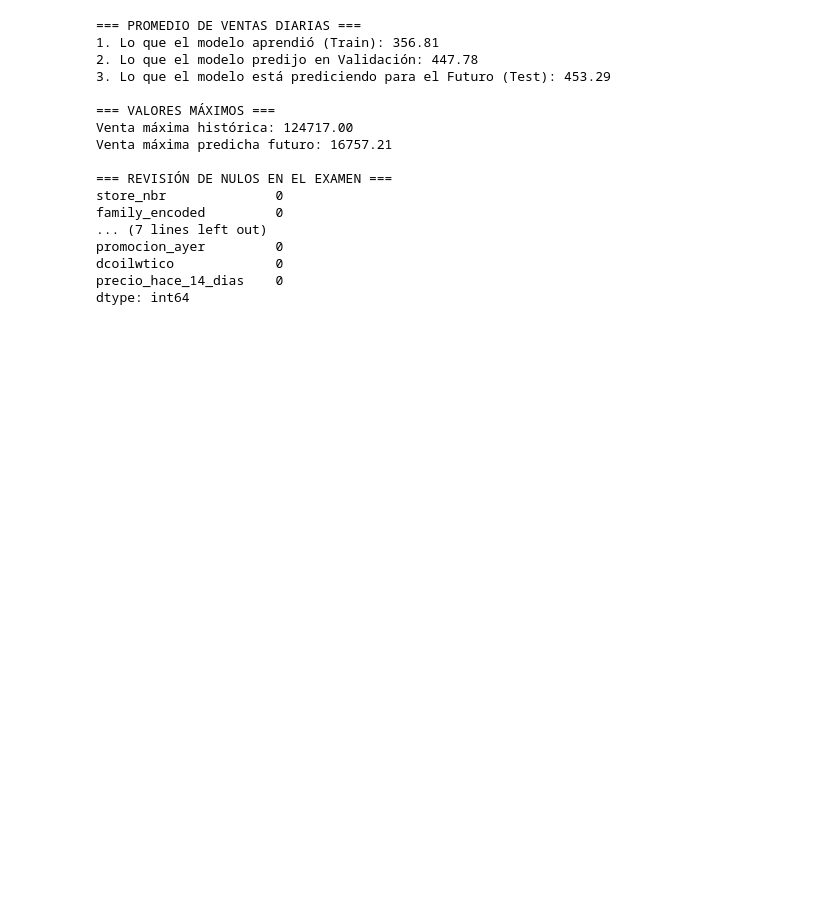
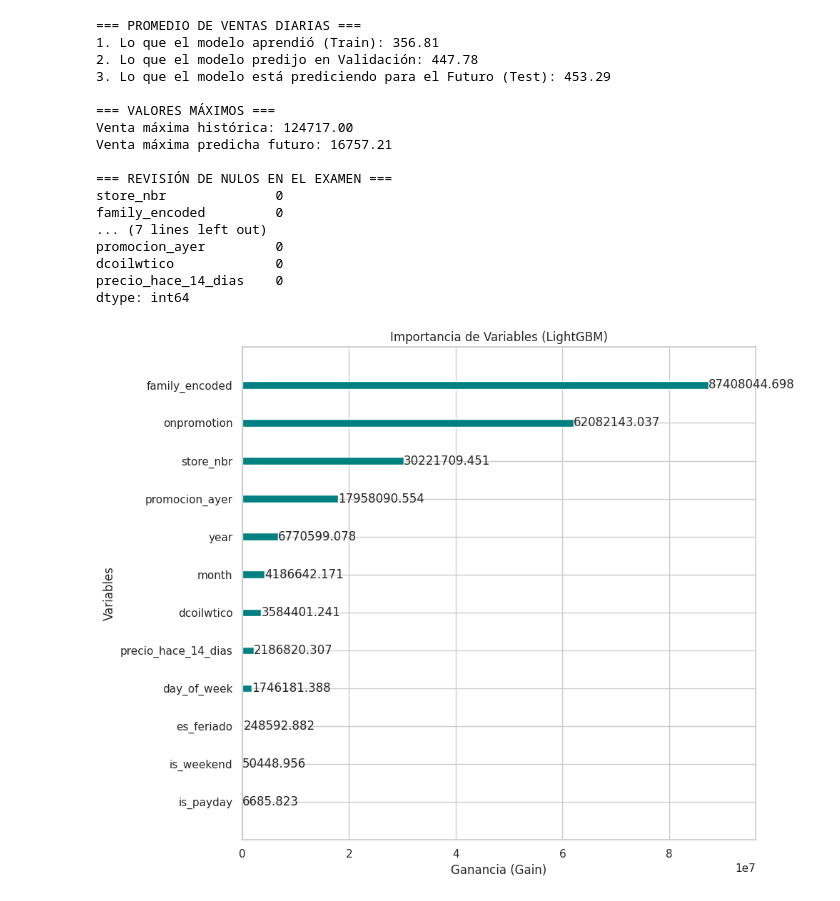
Before and after one commit to JuanCL2000/Store-Sales---Time-Series-Forecasting, a Jupyter notebook: store_sales_forecasting.ipynb, the cells around one changed output. Saved outputs shown, nothing was run; the diff lists cells and outputs as text; code cells hidden in the pictures; blank space fills up the shorter version.

```diff
--- a/store_sales_forecasting.ipynb
+++ b/store_sales_forecasting.ipynb
@@ -404,3 +404,33 @@ promocion_ayer         0
 dcoilwtico             0
 precio_hace_14_dias    0
 dtype: int64
+# %%
+import os
+os.makedirs('images', exist_ok=True)
+
+import matplotlib.pyplot as plt
+import lightgbm as lgb
+import seaborn as sns
+
+# Configurar el estilo visual (para que se vea más profesional)
+sns.set_theme(style="whitegrid")
+
+# Crear y guardar la gráfica de importancia
+fig, ax = plt.subplots(figsize=(10, 8))
+lgb.plot_importance(
+    modelo,
+    max_num_features=15, # Muestra el Top 15 de variables más importantes
+    importance_type='gain', # 'gain' mide cuánto aportó la variable para mejorar el modelo
+    title='Importancia de Variables (LightGBM)',
+    xlabel='Ganancia (Gain)',
+    ylabel='Variables',
+    ax=ax,
+    color='teal'
+)
+
+plt.tight_layout()
+# Esto guarda la gráfica en tu computadora
+plt.savefig('images/feature_importance.png', dpi=300)
+plt.show()
+# %% [output]
+[figure, added]
```
Also changed, not shown: parts of 2 cells of this notebook.
